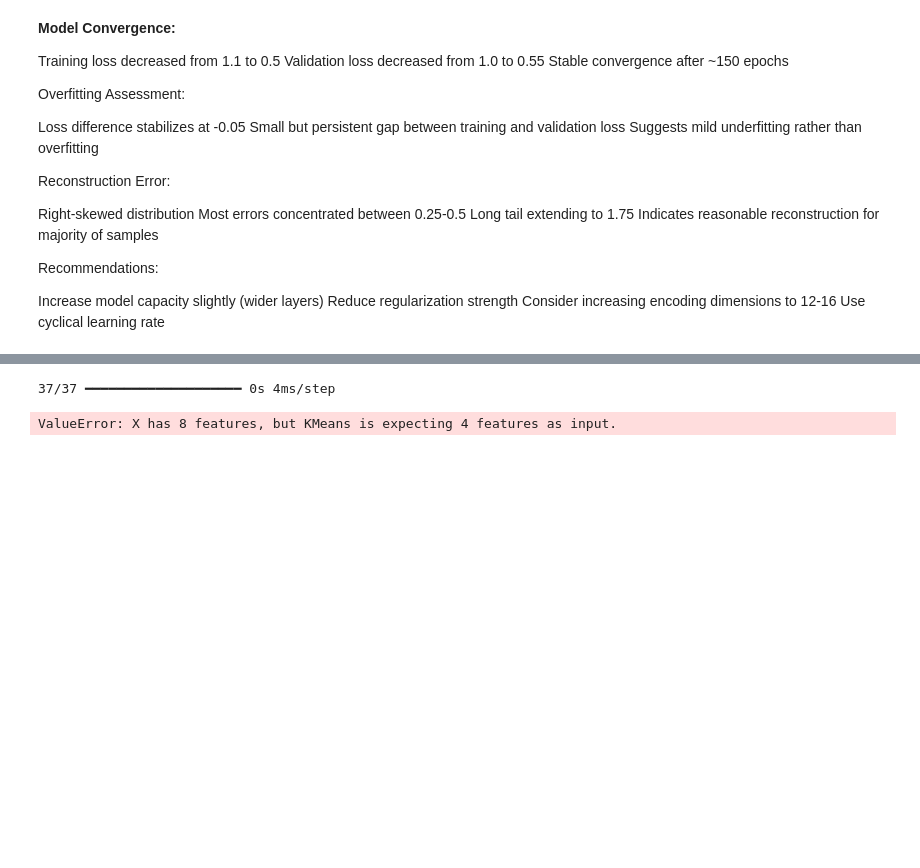
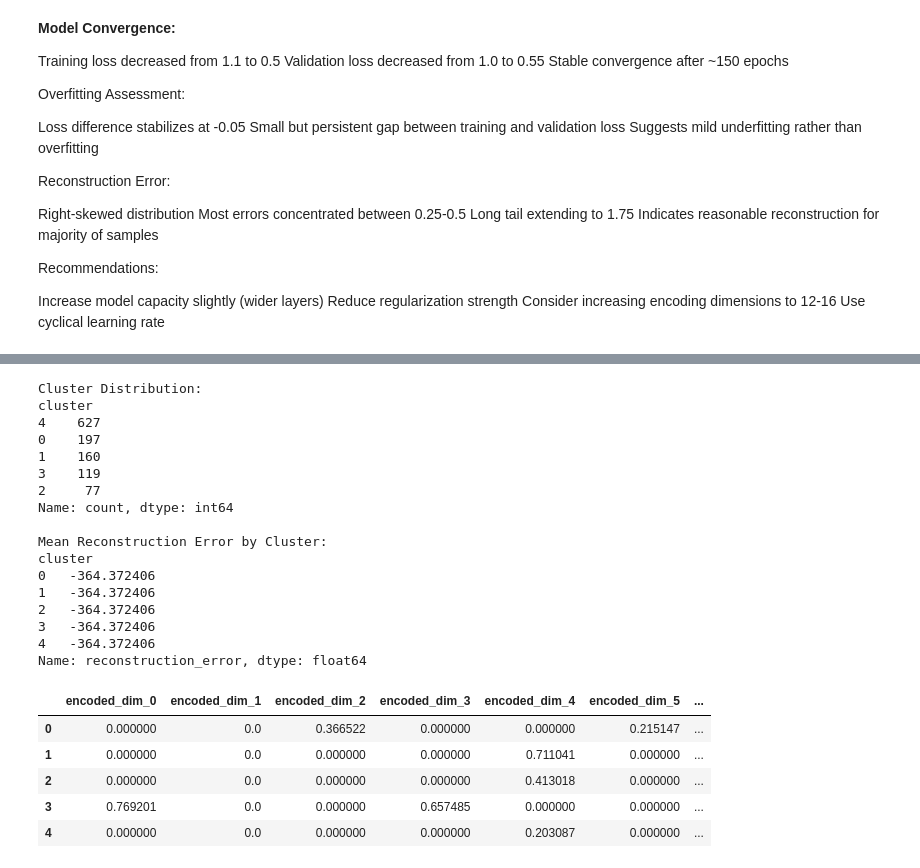
Before and after one commit to diogoruivo47/Data-Mining, a Jupyter notebook: FS_Dimension_reductionality.ipynb, the cells around one changed output, grey strips where cells are left out. Drawn from its saved outputs; the diff is of its cells as text; code cells hidden in the pictures; blank space fills up the shorter version.

```diff
--- a/FS_Dimension_reductionality.ipynb
+++ b/FS_Dimension_reductionality.ipynb
@@ -1126,35 +1126,66 @@ Std reconstruction error: 0.2001
 # %%
 import pandas as pd
 import numpy as np
+from sklearn.cluster import KMeans
 
-# Get cluster assignments and encoded features
-encoded_features = encoder.predict(df_scaled)
+# Assuming you've already scaled your data and have the encoded features
+df_scaled = df_scaled
+encoded_features = encoded_data
+
+# Define and fit the K-Means model
+n_clusters = 5 # Number of clusters to use
+kmeans = KMeans(n_clusters=n_clusters, random_state=42)
+kmeans.fit(encoded_features)
+
+# Get cluster assignments and reconstruction error
 clusters = kmeans.predict(encoded_features)
+recon_error = kmeans.score(encoded_features)
 
 # Create feature names for encoded dimensions
 encoded_cols = [f'encoded_dim_{i}' for i in range(encoded_features.shape[1])]
 
 # Combine original data with encoded features and cluster assignments
 clustering_df = pd.DataFrame(encoded_features, columns=encoded_cols)
 clustering_df['cluster'] = clusters
 clustering_df['reconstruction_error'] = recon_error
 
 # Add original index if available
 if hasattr(df_scaled, 'index'):
     clustering_df.index = df_scaled.index
 
 # Display cluster statistics
 print("\nCluster Distribution:")
 print(clustering_df['cluster'].value_counts())
 
 print("\nMean Reconstruction Error by Cluster:")
 print(clustering_df.groupby('cluster')['reconstruction_error'].mean())
 
 # Return the dataframe
 clustering_df.head()
 # %% [output]
-37/37 ━━━━━━━━━━━━━━━━━━━━ 0s 4ms/step
+Cluster Distribution:
+cluster
+4    627
+0    197
+1    160
+3    119
+2     77
+Name: count, dtype: int64
+
+Mean Reconstruction Error by Cluster:
+cluster
+0   -364.372406
+1   -364.372406
+2   -364.372406
+3   -364.372406
+4   -364.372406
+Name: reconstruction_error, dtype: float64
-ValueError: X has 8 features, but KMeans is expecting 4 features as input.
+|  | encoded_dim_0 | encoded_dim_1 | encoded_dim_2 | encoded_dim_3 | encoded_dim_4 | encoded_dim_5 | ... |
+| 0 | 0.000000 | 0.0 | 0.366522 | 0.000000 | 0.000000 | 0.215147 | ... |
+| 1 | 0.000000 | 0.0 | 0.000000 | 0.000000 | 0.711041 | 0.000000 | ... |
+| 2 | 0.000000 | 0.0 | 0.000000 | 0.000000 | 0.413018 | 0.000000 | ... |
+| 3 | 0.769201 | 0.0 | 0.000000 | 0.657485 | 0.000000 | 0.000000 | ... |
+| 4 | 0.000000 | 0.0 | 0.000000 | 0.000000 | 0.203087 | 0.000000 | ... |
 # %%
 # Second script: Additional analysis on the autoencoder results
 import matplotlib.pyplot as plt
```
Also changed, not shown: parts of 5 cells of this notebook.
